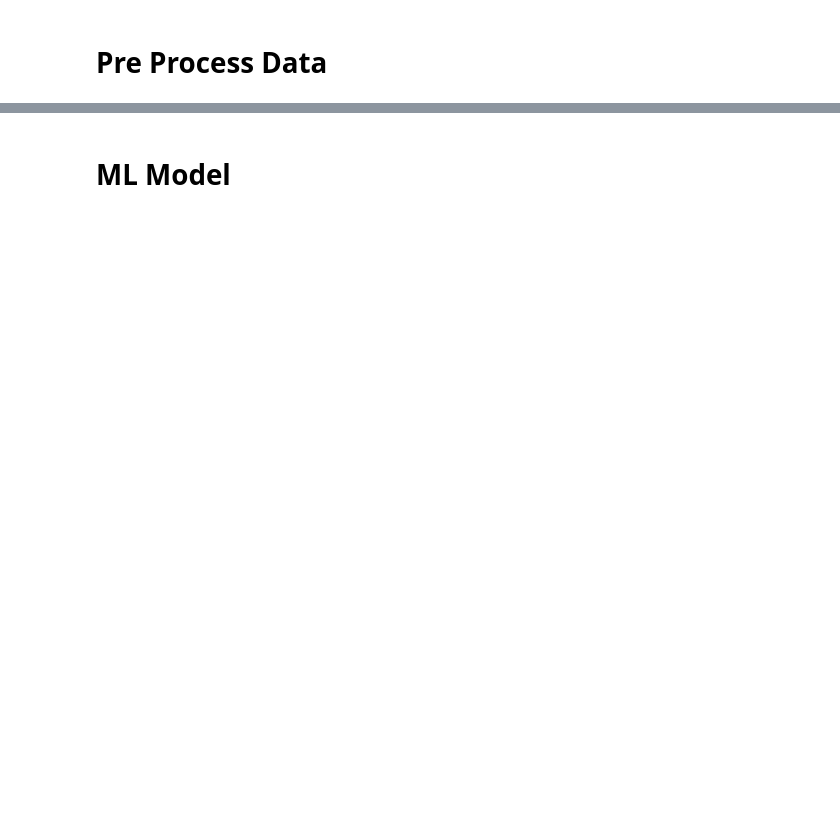
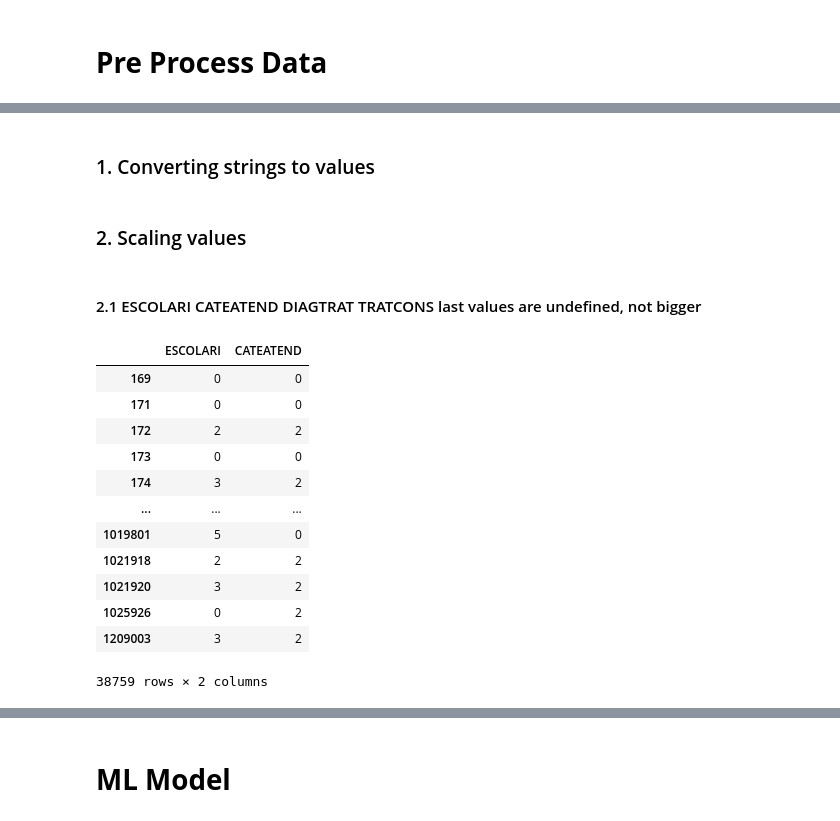
Before and after one commit to Lelozitos/HealthML, a Jupyter notebook: study.ipynb, the cells around one changed output, grey strips where cells are left out. Drawn from its saved outputs; the diff is of its cells as text; code cells hidden in the pictures; blank space fills up the shorter version.

```diff
--- a/study.ipynb
+++ b/study.ipynb
@@ -367,0 +377,29 @@ data
+# %% [markdown]
+### 1. Converting strings to values
+# %%
+le = LabelEncoder()
+
+strings = ["DSCINST", "TOPO", "DESCIDO", "EC", "ECGRUP", "CIDADEINST"] #RRASINST
+data[strings] = data[strings].apply(le.fit_transform)
+data = data.apply(pd.to_numeric)
+# %% [markdown]
+### 2. Scaling values
+# %% [markdown]
+#### 2.1 ESCOLARI CATEATEND DIAGTRAT TRATCONS last values are undefined, not bigger
+# %%
+data[["ESCOLARI", "CATEATEND"]] = data[["ESCOLARI", "CATEATEND"]].replace(9, 0)
+display(data[["ESCOLARI", "CATEATEND"]])
+# %% [output]
+|  | ESCOLARI | CATEATEND |
+| 169 | 0 | 0 |
+| 171 | 0 | 0 |
+| 172 | 2 | 2 |
+| 173 | 0 | 0 |
+| 174 | 3 | 2 |
+| ... | ... | ... |
+| 1019801 | 5 | 0 |
+| 1021918 | 2 | 2 |
+| 1021920 | 3 | 2 |
+| 1025926 | 0 | 2 |
+| 1209003 | 3 | 2 |
+38759 rows × 2 columns
```
Also changed, not shown: parts of 24 cells of this notebook.
